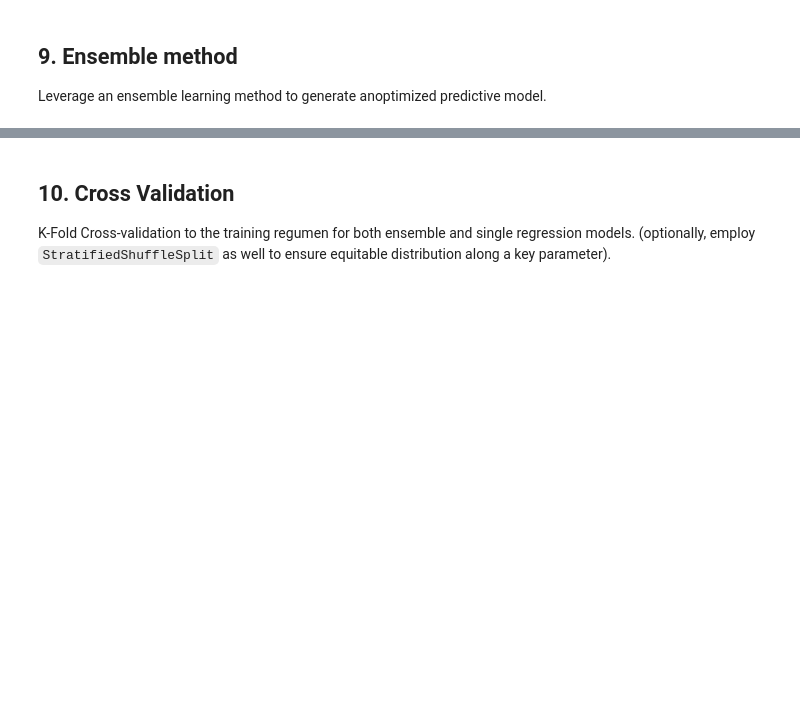
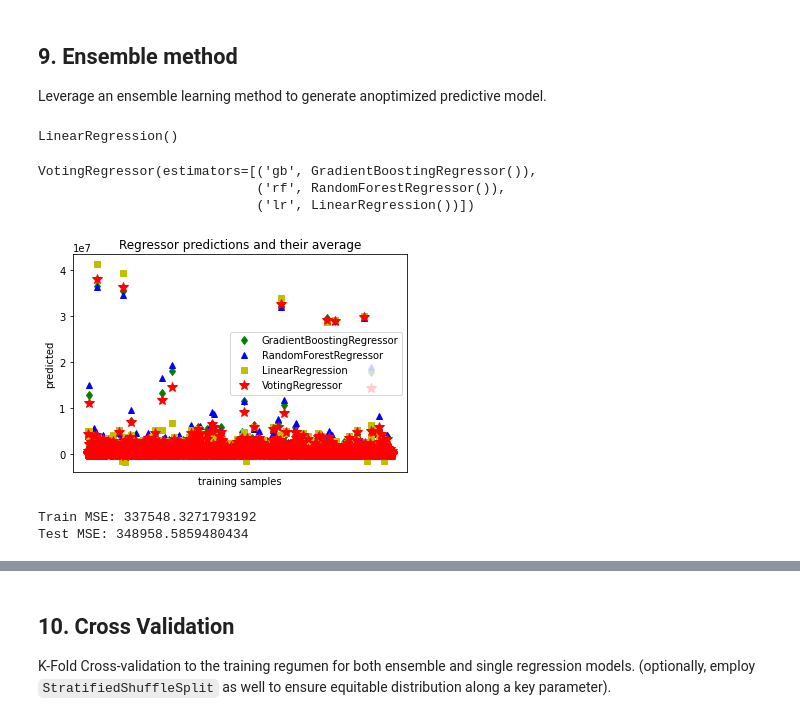
Before and after one commit to rudyorre/m148-project3, a Jupyter notebook: project3.ipynb, the cells around one changed output, grey strips where cells are left out. Saved outputs shown, nothing was run; the diff lists cells and outputs as text; code cells hidden in the pictures; blank space fills up the shorter version.

```diff
--- a/project3.ipynb
+++ b/project3.ipynb
@@ -789,6 +789,9 @@ Maintaining 0.95 Variance...
 original number of features: 25
 PCA number of features: 18
 average variance: 1.3292700360654583
+# %%
+# rebuilding train/test sets with the new PCA-embedded X
+X_embed_train, X_embed_test, y_embed_train, y_embed_test = train_test_split(X_embed, y, test_size=0.2, random_state=42)
 # %% [markdown]
 ## 9. Ensemble method
 Leverage an ensemble learning method to generate anoptimized predictive model.
@@ -794,0 +802,47 @@ Leverage an ensemble learning method to generate anoptimized predictive model.
+# %%
+gbreg = GradientBoostingRegressor()
+rfreg = RandomForestRegressor()
+lreg = LinearRegression()
+
+gbreg.fit(X_embed_train, y_embed_train)
+rfreg.fit(X_embed_train, y_embed_train)
+lreg.fit(X_embed_train, y_embed_train)
+# %% [output]
+LinearRegression()
+# %%
+vreg = VotingRegressor([("gb", gbreg), ("rf", rfreg), ("lr", lreg)])
+vreg.fit(X_embed_train, y_embed_train)
+# %% [output]
+VotingRegressor(estimators=[('gb', GradientBoostingRegressor()),
+                            ('rf', RandomForestRegressor()),
+                            ('lr', LinearRegression())])
+# %%
+pred1 = gbreg.predict(X_embed_test)
+pred2 = rfreg.predict(X_embed_test)
+pred3 = lreg.predict(X_embed_test)
+pred4 = vreg.predict(X_embed_test)
+
+plt.figure()
+plt.plot(pred1, "gd", label="GradientBoostingRegressor")
+plt.plot(pred2, "b^", label="RandomForestRegressor")
+plt.plot(pred3, "ys", label="LinearRegression")
+plt.plot(pred4, "r*", ms=10, label="VotingRegressor")
+
+plt.tick_params(axis="x", which="both", bottom=False, top=False, labelbottom=False)
+plt.ylabel("predicted")
+plt.xlabel("training samples")
+plt.legend(loc="best")
+plt.title("Regressor predictions and their average")
+
+plt.show()
+# %% [output]
+[figure, added]
+# %%
+y_train_pred = vreg.predict(X_embed_train)
+print('Train MSE:',np.sqrt(mean_squared_error(y_embed_train, y_train_pred)))
+
+y_test_pred = vreg.predict(X_embed_test)
+print('Test MSE:', np.sqrt(mean_squared_error(y_embed_test, y_test_pred)))
+# %% [output]
+Train MSE: 337548.3271793192
+Test MSE: 348958.5859480434
```
Also changed, not shown: parts of 5 cells of this notebook.
